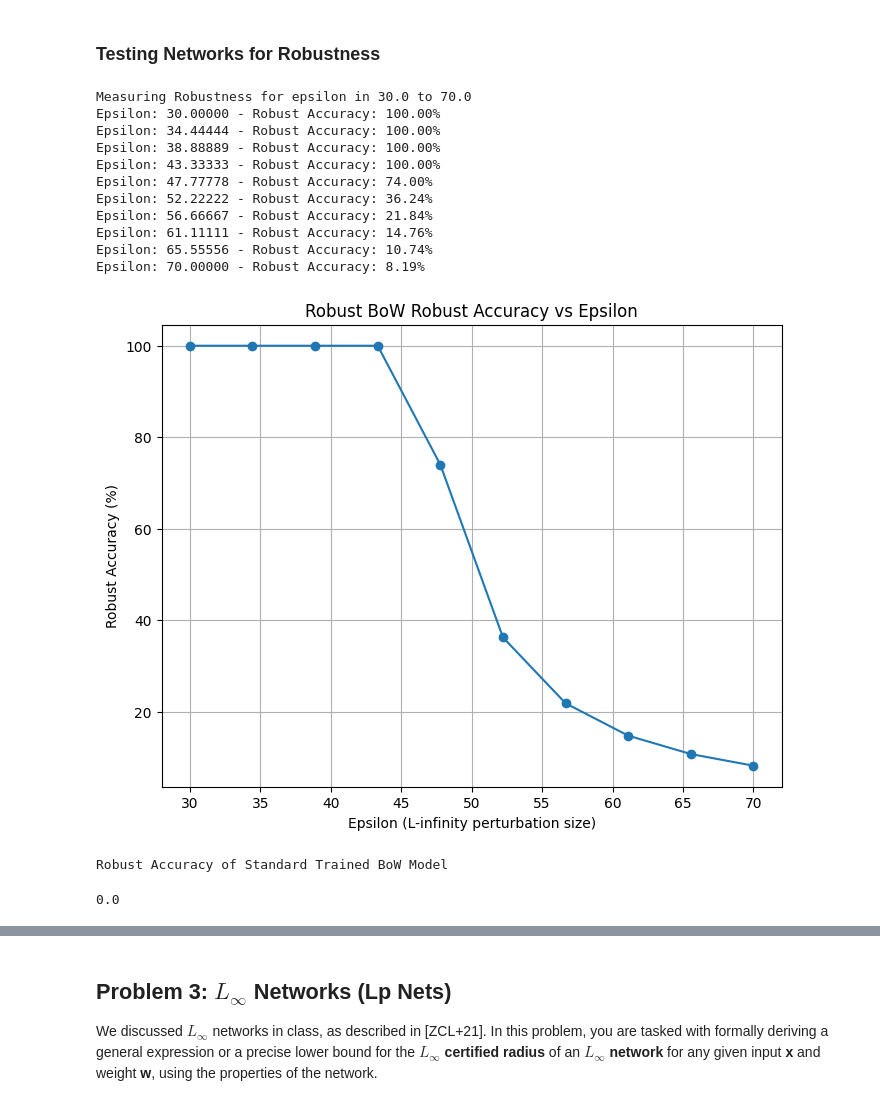
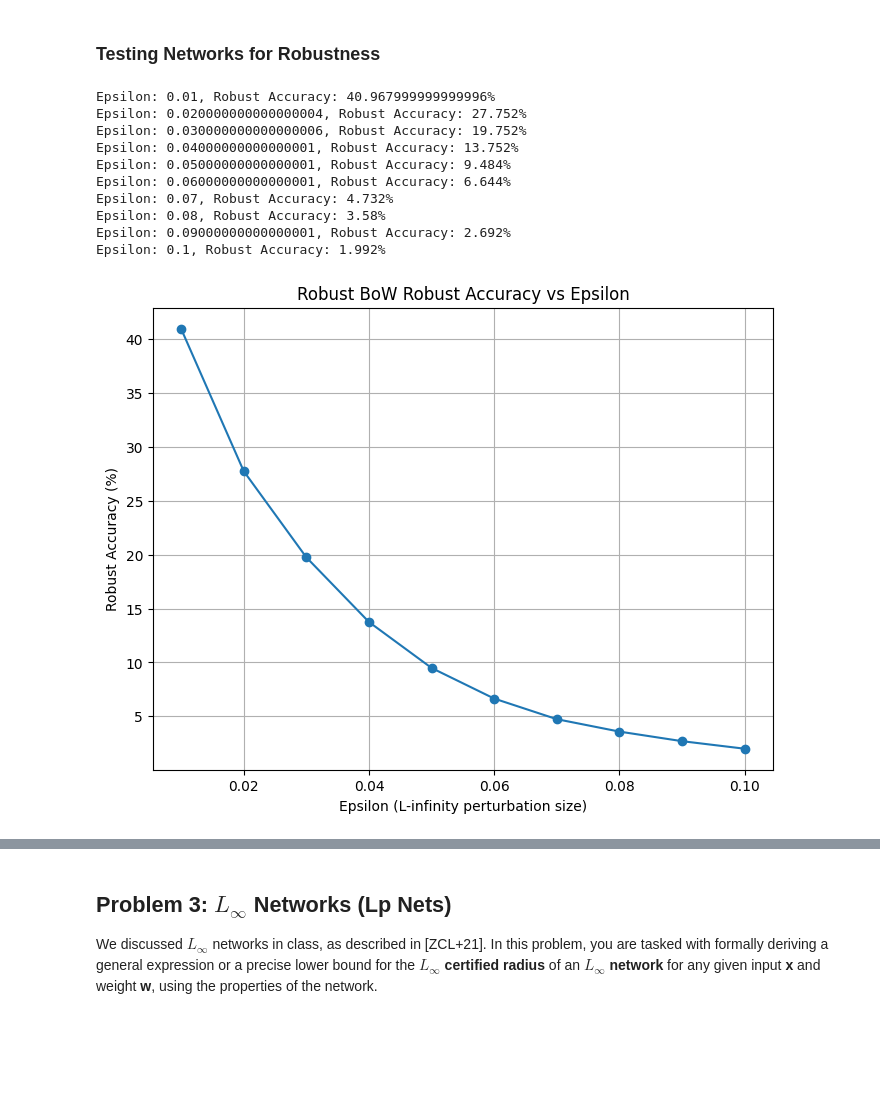
Before and after one commit to marzbana/CS521_HWs, a Jupyter notebook: hw3/HW3.ipynb, the cells around one changed output, grey strips where cells are left out. Cells and saved outputs as stored; diff of their text form; code cells hidden in the pictures; blank space fills up the shorter version.

```diff
--- a/hw3/HW3.ipynb
+++ b/hw3/HW3.ipynb
@@ -827,0 +730,5 @@ def neighborhood(vocab, embedding_matrix, k=8):
+# %%
+N = neighborhood(embedding_matrix, k=8)
+lower_embedding, upper_embedding = precompute_word_embedding_bounds(len(vocab), embedding_matrix, N)
+lower_embedding = lower_embedding.to(device)
+upper_embedding = upper_embedding.to(device)
@@ -827,0 +750,11 @@ def neighborhood(vocab, embedding_matrix, k=8):
+# %%
+epochs = 10
+T_init = 5
+k_max = .4
+eps_max = 1
+embedding_dim = 300
+num_classes = 2
+hidden_dim = 100
+learning_rate = 0.001
+total_samples = len(list(IMDB(split='train')))
+total_steps = total_samples // batch_size * epochs
@@ -1011,0 +820,5 @@ Epoch 10, Loss: 0.0000, Accuracy: 1.0000
+# %%
+BoW = BoWModel(embedding_dim, hidden_dim, num_classes, embedding_matrix).to(device)
+train_imdb(BoW, True)
+torch.save(BoW.state_dict(), 'BoW.pth')
+evaluate_imdb(BoW)
@@ -1111,10 +906,11 @@ def evaluate_certified_accuracy(model, test_loader, epsilon):
             batch_size = labels.size(0)
 
             embedding_input = model.embedding_layer(x_batch)
-            lower_input = lower_embedding[x_batch]
-            upper_input = upper_embedding[x_batch]
-            lower_input = embedding_input - epsilon * (embedding_input - lower_input)
-            upper_input = embedding_input + epsilon * (upper_input - embedding_input)
+            perturbation = epsilon * (upper_embedding[x_batch] - lower_embedding[x_batch]) / 2
+            center = (upper_embedding[x_batch] + lower_embedding[x_batch]) / 2
+
+            lower_input = center - perturbation
+            upper_input = center + perturbation
 
             for i in range(batch_size):
                 is_certified = certify_example(model, lower_input[i], upper_input[i], labels[i])
@@ -1122,16 +918,16 @@ def evaluate_certified_accuracy(model, test_loader, epsilon):
                     certified_correct += 1
                 total_samples += 1
     certified_accuracy = certified_correct / total_samples
-    return certified_accuracy*100
+    return certified_accuracy * 100
+
 
 def graph_llm(model, start, end, title):
     epsilon_values = np.linspace(start, end, 10)
     robust_accuracies = []
-    print(f"Measuring Robustness for epsilon in {start} to {end}")
     for eps in epsilon_values:
         robust_acc = evaluate_certified_accuracy(model, test_loader_imdb, eps)
         robust_accuracies.append(robust_acc)
-        print(f"Epsilon: {eps:.5f} - Robust Accuracy: {robust_acc:.2f}%")
+        print(f"Epsilon: {eps}, Robust Accuracy: {robust_acc}%")
     plt.figure(figsize=(8,6))
     plt.plot(epsilon_values, robust_accuracies, marker='o')
     plt.title(title)
@@ -1139,23 +935,18 @@ def graph_llm(model, start, end, title):
     plt.ylabel('Robust Accuracy (%)')
     plt.grid(True)
     plt.show()
-graph_llm(BoW, 30.0, 70.0, "Robust BoW Robust Accuracy vs Epsilon")
-# %% [output]
-Measuring Robustness for epsilon in 30.0 to 70.0
-Epsilon: 30.00000 - Robust Accuracy: 100.00%
-Epsilon: 34.44444 - Robust Accuracy: 100.00%
-Epsilon: 38.88889 - Robust Accuracy: 100.00%
-Epsilon: 43.33333 - Robust Accuracy: 100.00%
-Epsilon: 47.77778 - Robust Accuracy: 74.00%
-Epsilon: 52.22222 - Robust Accuracy: 36.24%
-Epsilon: 56.66667 - Robust Accuracy: 21.84%
-Epsilon: 61.11111 - Robust Accuracy: 14.76%
-Epsilon: 65.55556 - Robust Accuracy: 10.74%
-Epsilon: 70.00000 - Robust Accuracy: 8.19%
-[figure, removed]
-# %%
-print("Robust Accuracy of Standard Trained BoW Model")
-evaluate_certified_accuracy(BoW_standard, test_loader_imdb, 100)
-# %% [output]
-Robust Accuracy of Standard Trained BoW Model
-0.0
+# %%
+
+graph_llm(BoW, .01,.10, "Robust BoW Robust Accuracy vs Epsilon")
+# %% [output]
+Epsilon: 0.01, Robust Accuracy: 40.967999999999996%
+Epsilon: 0.020000000000000004, Robust Accuracy: 27.752%
+Epsilon: 0.030000000000000006, Robust Accuracy: 19.752%
+Epsilon: 0.04000000000000001, Robust Accuracy: 13.752%
+Epsilon: 0.05000000000000001, Robust Accuracy: 9.484%
+Epsilon: 0.06000000000000001, Robust Accuracy: 6.644%
+Epsilon: 0.07, Robust Accuracy: 4.732%
+Epsilon: 0.08, Robust Accuracy: 3.58%
+Epsilon: 0.09000000000000001, Robust Accuracy: 2.692%
+Epsilon: 0.1, Robust Accuracy: 1.992%
+[figure, added]
```
Also changed, not shown: parts of 20 cells of this notebook, 1 other file.
